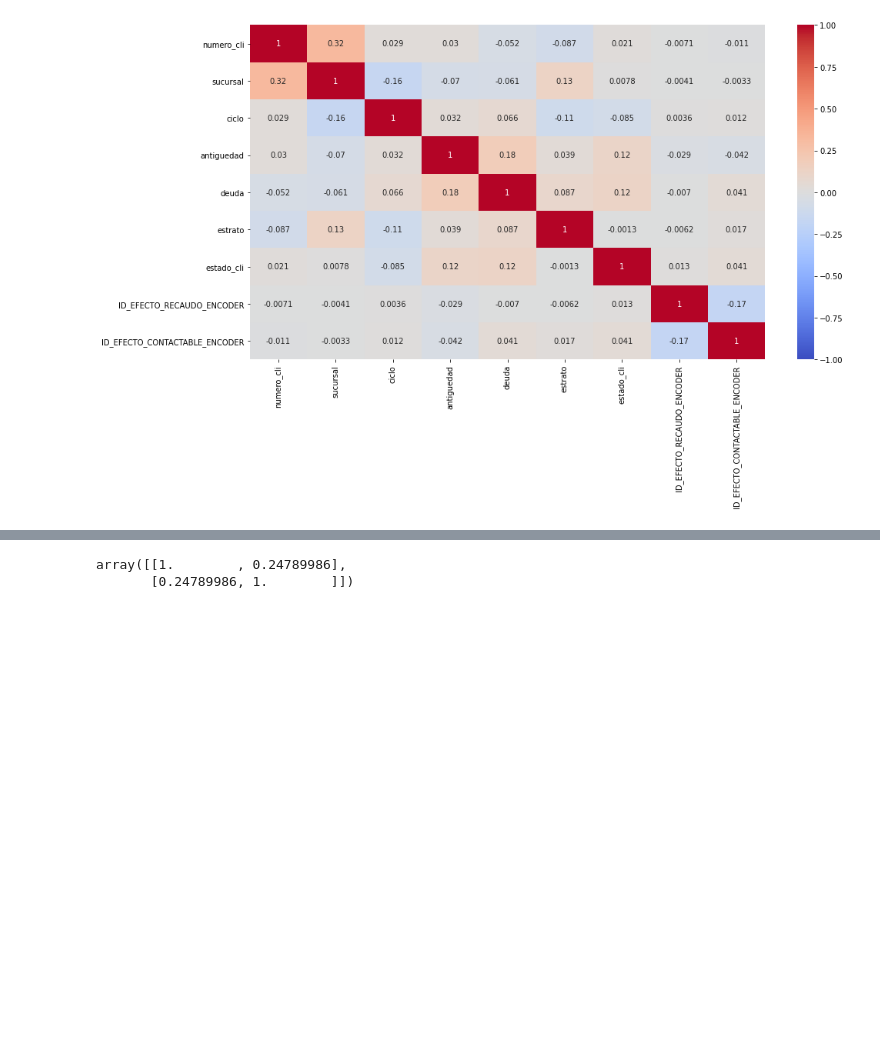
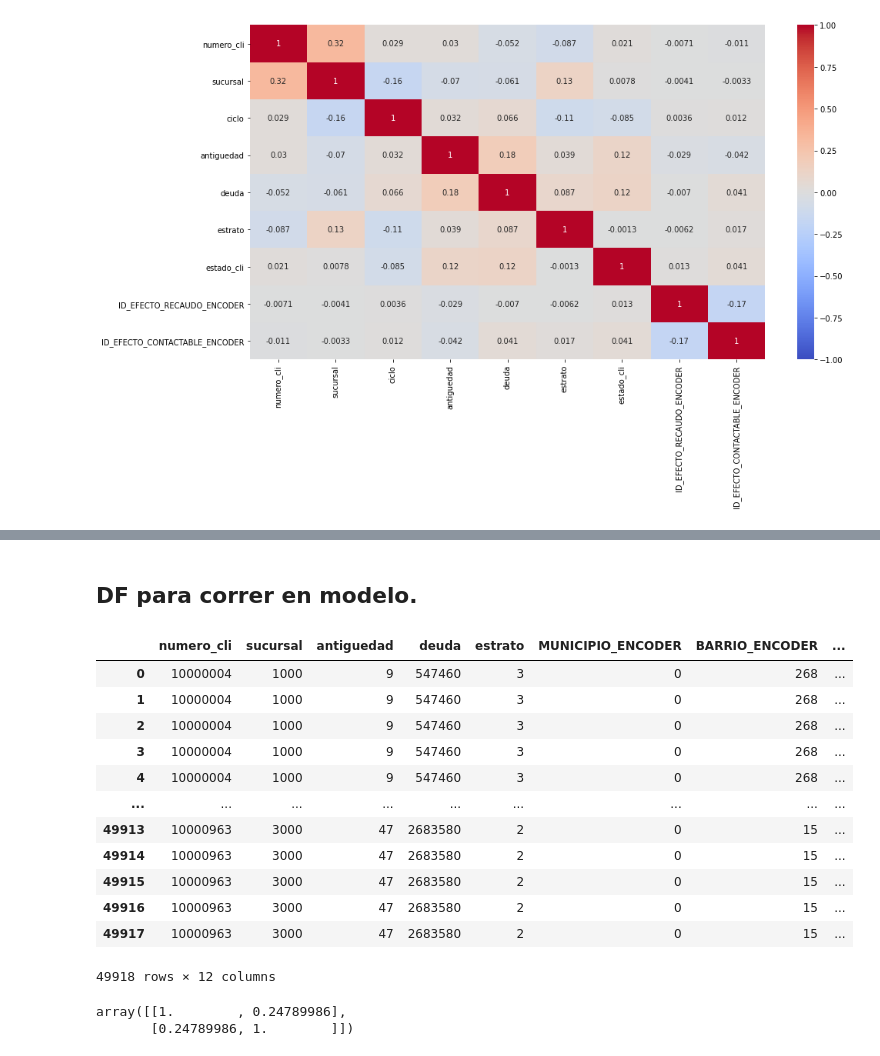
Before and after one commit to leosanron/MachineLearningCobranza, a Jupyter notebook: AnalisisExploratorio.ipynb, the cells around one changed output, grey strips where cells are left out. Saved outputs shown, nothing was run; the diff lists cells and outputs as text; code cells hidden in the pictures; blank space fills up the shorter version.

Commit message:
seleccion de las variables para el modelo

```diff
--- a/AnalisisExploratorio.ipynb
+++ b/AnalisisExploratorio.ipynb
@@ -557,3 +609,22 @@ sns.heatmap(df.corr(), vmin = -1, vmax = +1, annot = True, cmap = 'coolwarm')
+# %% [markdown]
+## DF para correr en modelo.
+# %%
+df_modelo = df[["numero_cli","sucursal","antiguedad","deuda","estrato","MUNICIPIO_ENCODER","BARRIO_ENCODER","ID_ACCION_ENCODER","ID_EFECTO_RECAUDO","ID_CONTACTO_ENCODER","ID_EFECTO_CONTACTABLE_ENCODER","ID_EFECTO_RECAUDO_ENCODER"]]
+df_modelo
+# %% [output]
+|  | numero_cli | sucursal | antiguedad | deuda | estrato | MUNICIPIO_ENCODER | BARRIO_ENCODER | ... |
+| 0 | 10000004 | 1000 | 9 | 547460 | 3 | 0 | 268 | ... |
+| 1 | 10000004 | 1000 | 9 | 547460 | 3 | 0 | 268 | ... |
+| 2 | 10000004 | 1000 | 9 | 547460 | 3 | 0 | 268 | ... |
+| 3 | 10000004 | 1000 | 9 | 547460 | 3 | 0 | 268 | ... |
+| 4 | 10000004 | 1000 | 9 | 547460 | 3 | 0 | 268 | ... |
+| ... | ... | ... | ... | ... | ... | ... | ... | ... |
+| 49913 | 10000963 | 3000 | 47 | 2683580 | 2 | 0 | 15 | ... |
+| 49914 | 10000963 | 3000 | 47 | 2683580 | 2 | 0 | 15 | ... |
+| 49915 | 10000963 | 3000 | 47 | 2683580 | 2 | 0 | 15 | ... |
+| 49916 | 10000963 | 3000 | 47 | 2683580 | 2 | 0 | 15 | ... |
+| 49917 | 10000963 | 3000 | 47 | 2683580 | 2 | 0 | 15 | ... |
+49918 rows × 12 columns
 # %%
 np.corrcoef(df1["tenure"],df1["monthlycharges"])
 # %% [output]
```
Also changed, not shown: parts of 10 cells of this notebook.
